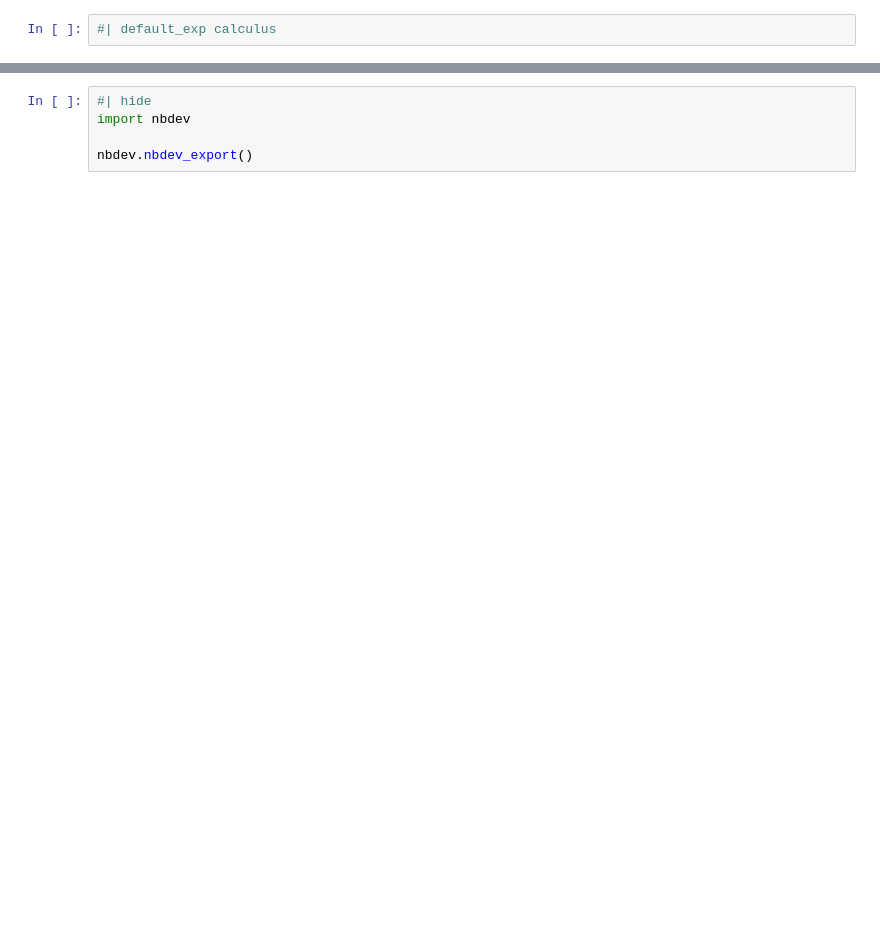
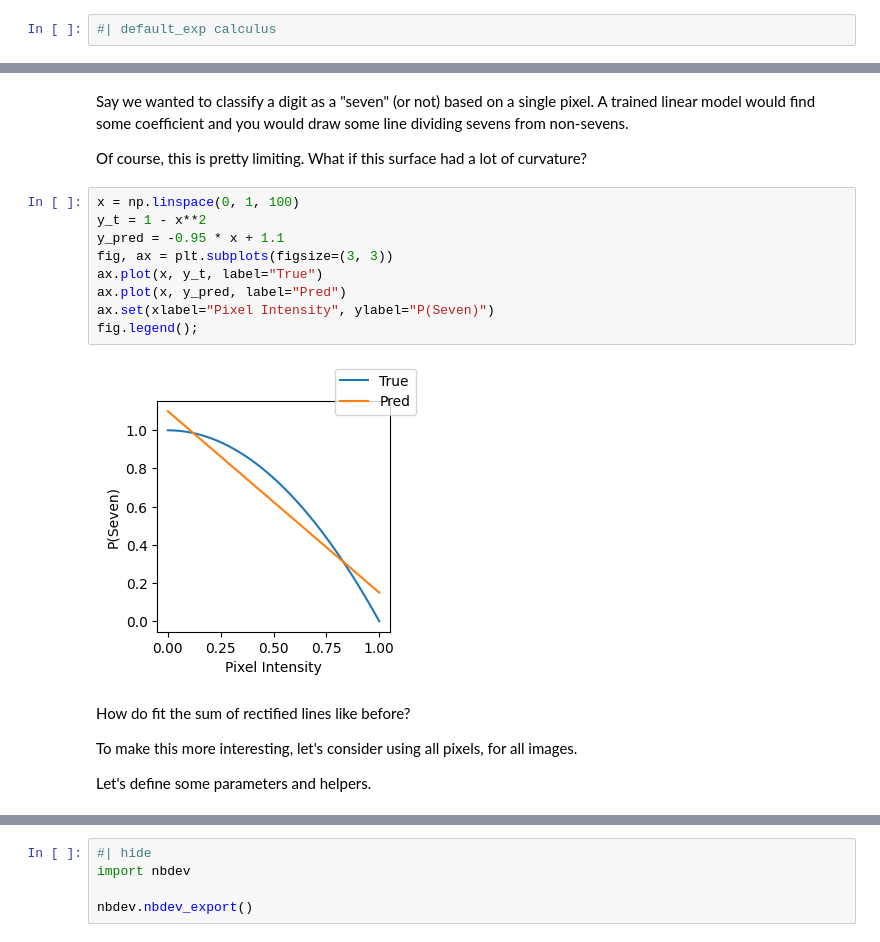
Before and after one commit to jeremyadamsfisher/SlowAI, a Jupyter notebook: nbs/03_calculus.ipynb, the cells around one changed output, grey strips where cells are left out. Cells and saved outputs as stored; diff of their text form; blank space fills up the shorter version.

```diff
--- a/nbs/03_calculus.ipynb
+++ b/nbs/03_calculus.ipynb
@@ -62,0 +177,21 @@ ax.plot(x, y1)
+# %% [markdown]
+Say we wanted to classify a digit as a "seven" (or not) based on a single pixel. A trained linear model would find some coefficient and you would draw some line dividing sevens from non-sevens.
+
+Of course, this is pretty limiting. What if this surface had a lot of curvature?
+# %%
+x = np.linspace(0, 1, 100)
+y_t = 1 - x**2
+y_pred = -0.95 * x + 1.1
+fig, ax = plt.subplots(figsize=(3, 3))
+ax.plot(x, y_t, label="True")
+ax.plot(x, y_pred, label="Pred")
+ax.set(xlabel="Pixel Intensity", ylabel="P(Seven)")
+fig.legend();
+# %% [output]
+[figure, added]
+# %% [markdown]
+How do fit the sum of rectified lines like before?
+
+To make this more interesting, let's consider using all pixels, for all images.
+
+Let's define some parameters and helpers.
```
Also changed, not shown: parts of 35 cells of this notebook, 14 other files.
